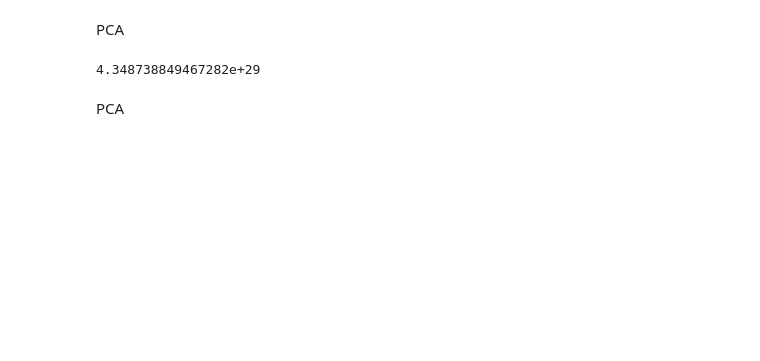
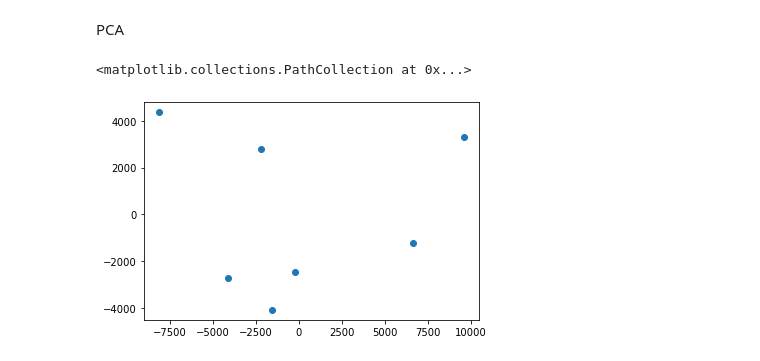
Before and after one commit to mikymaione/HousingPrices, a Jupyter notebook: Source code/HousingPrices/main.ipynb, the cells around one changed output. Cells and saved outputs as stored; diff of their text form; code cells hidden in the pictures; blank space fills up the shorter version.

```diff
--- a/Source code/HousingPrices/main.ipynb
+++ b/Source code/HousingPrices/main.ipynb
@@ -121,12 +152,21 @@ y = data_frame[column_to_predict]
+# %%
+coef_list = []
+
+for s in range(150, 301, 25):
+    X_train, X_test, y_train, y_test = train_test_split(X, y, train_size=s, random_state=42)
+    learner.fit(X_train, y_train)
+    coef_list.append(learner.coef_)
+
+coef_matrix = numpy.array(coef_list)
 # %% [markdown]
 PCA
-# %%
-# sostituire
-learner = LinearRegression(normalize=True)
-scores = cross_val_score(learner, X, y, cv=5, scoring=RMS)
-numpy.round(-scores.mean(), decimals=2)
-# %% [output]
-4.348738849467282e+29
-# %% [markdown]
-PCA
+# %%
+pca = decomposition.PCA(n_components=coef_matrix.shape[0])
+pca.fit(coef_matrix)
+coef_pca = pca.transform(coef_matrix)
+# %%
+plt.scatter(coef_pca[:, 0], coef_pca[:, 1])
+# %% [output]
+<matplotlib.collections.PathCollection at 0x...>
+[figure, added]
 # %%
```
Also changed, not shown: parts of 15 cells of this notebook.
